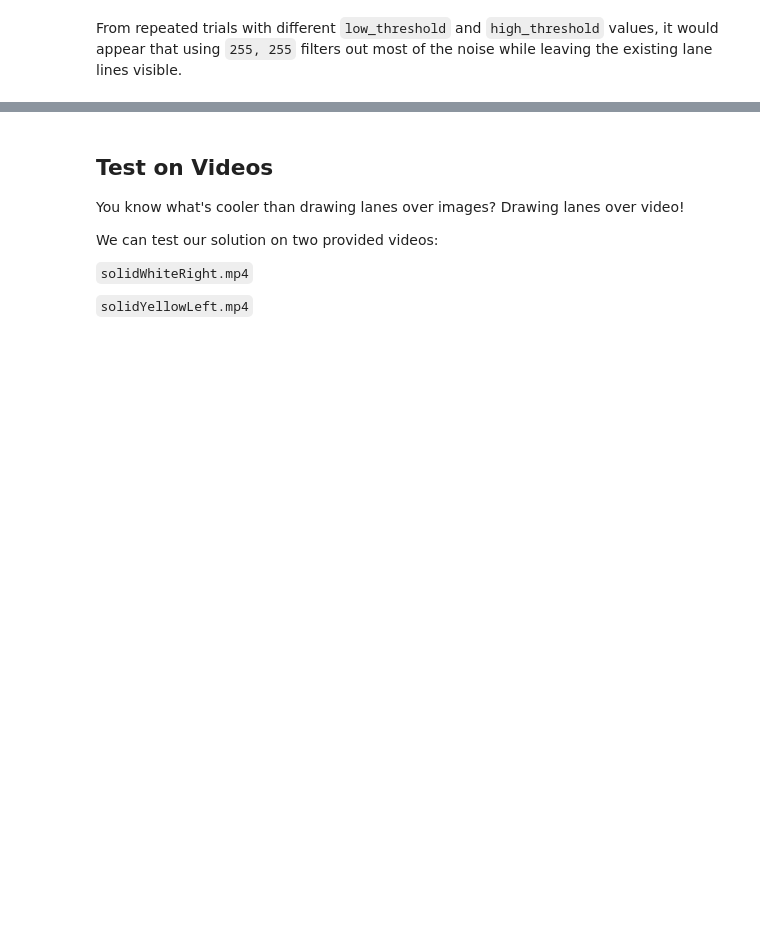
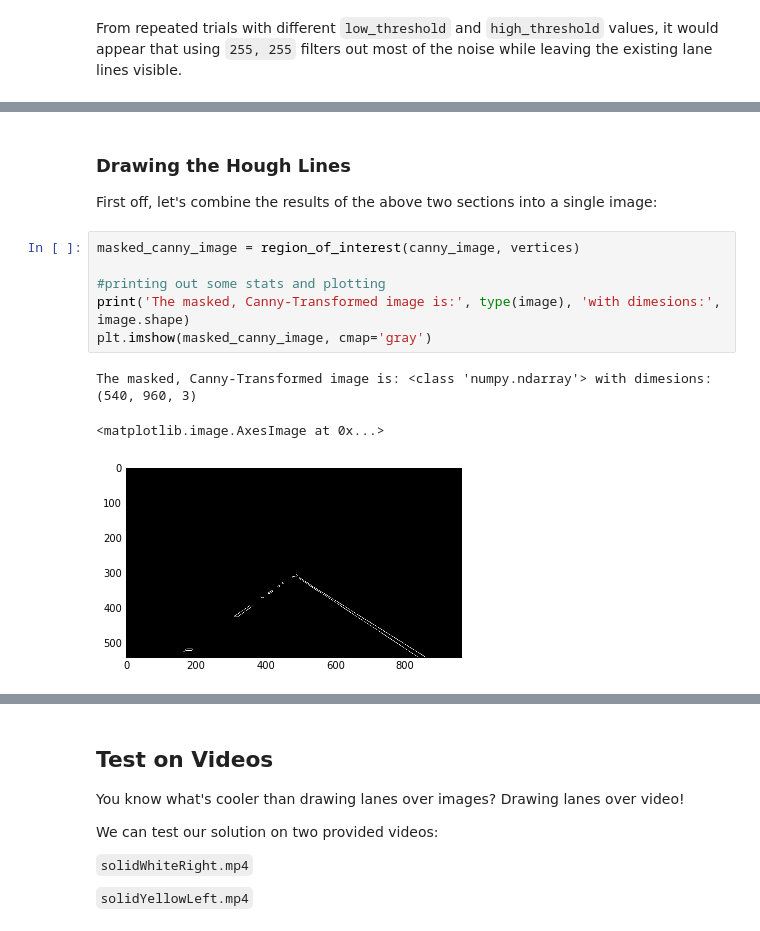
Before and after one commit to mgruben/lane-lines, a Jupyter notebook: P0.ipynb, the cells around one changed output, grey strips where cells are left out. Saved outputs shown, nothing was run; the diff lists cells and outputs as text; blank space fills up the shorter version.

```diff
--- a/P0.ipynb
+++ b/P0.ipynb
@@ -184,0 +182,13 @@ From repeated trials with different `low_threshold` and `high_threshold` values,
+# %% [markdown]
+### Drawing the Hough Lines
+First off, let's combine the results of the above two sections into a single image:
+# %%
+masked_canny_image = region_of_interest(canny_image, vertices)
+
+#printing out some stats and plotting
+print('The masked, Canny-Transformed image is:', type(image), 'with dimesions:', image.shape)
+plt.imshow(masked_canny_image, cmap='gray')
+# %% [output]
+The masked, Canny-Transformed image is: <class 'numpy.ndarray'> with dimesions: (540, 960, 3)
+<matplotlib.image.AxesImage at 0x...>
+[figure, added]
```
Also changed, not shown: parts of 6 cells of this notebook.
